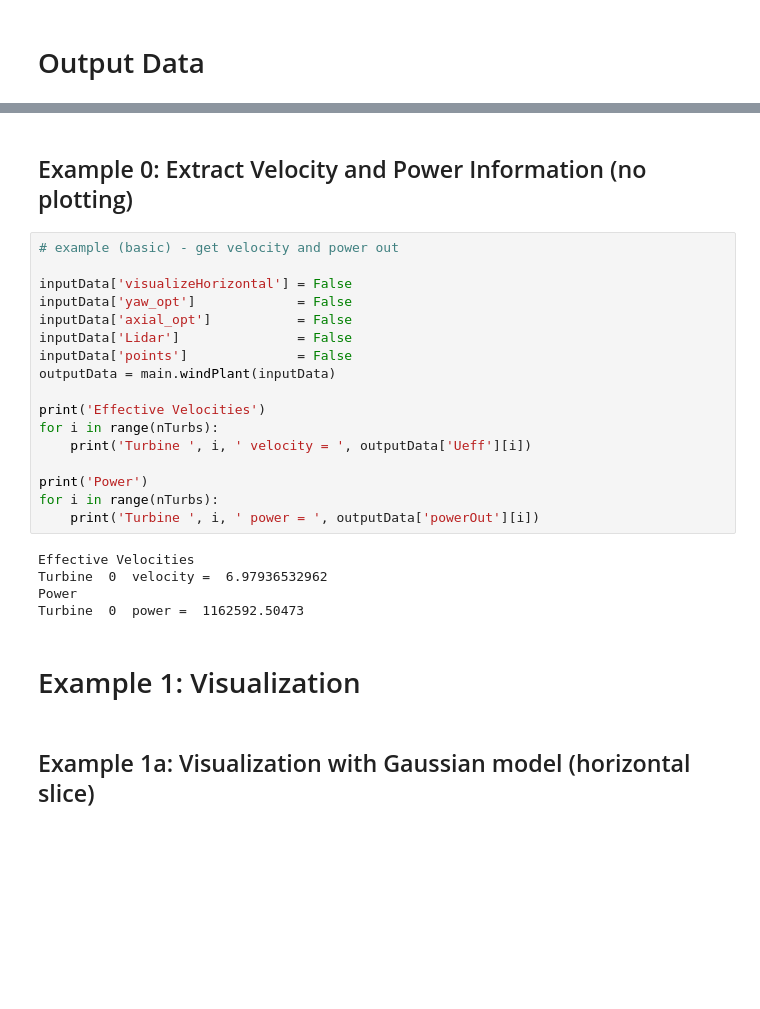
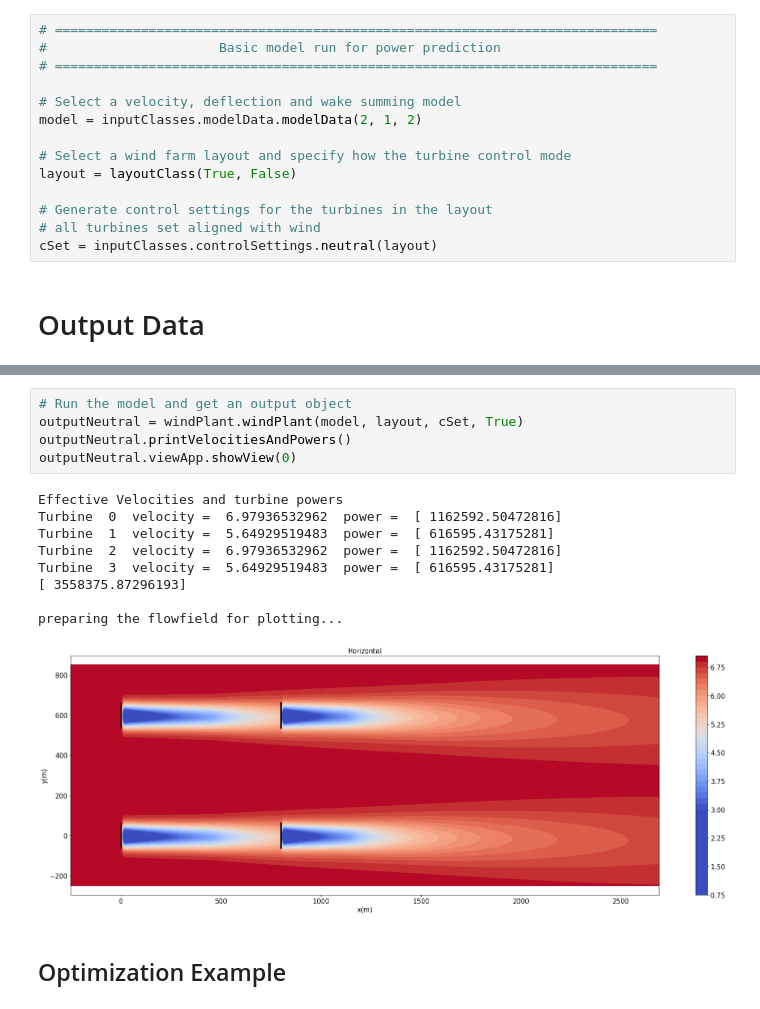
Before and after one commit to sebasanper/FLORISSE, a Jupyter notebook: FLORISSE/RunGAUSS_3D.ipynb, the cells around one changed output, grey strips where cells are left out. Cells and saved outputs as stored; diff of their text form; blank space fills up the shorter version.

Commit message:
Did some more work on the visualization code and re-implemented the optimization routines

```diff
--- a/FLORISSE/RunGAUSS_3D.ipynb
+++ b/FLORISSE/RunGAUSS_3D.ipynb
@@ -178,2 +16,16 @@ inputData['points'] = False    # must set this to true if you want points
+# %%
+# =============================================================================
+#                      Basic model run for power prediction
+# =============================================================================
+
+# Select a velocity, deflection and wake summing model
+model = inputClasses.modelData.modelData(2, 1, 2)
+
+# Select a wind farm layout and specify how the turbine control mode
+layout = layoutClass(True, False)
+
+# Generate control settings for the turbines in the layout
+# all turbines set aligned with wind
+cSet = inputClasses.controlSettings.neutral(layout)
 # %% [markdown]
 # Output Data
@@ -226,28 +32,17 @@ inputData['points'] = False    # must set this to true if you want points
-# %% [markdown]
-## Example 0: Extract Velocity and Power Information (no plotting)
-# %%
-# example (basic) - get velocity and power out
-
-inputData['visualizeHorizontal'] = False
-inputData['yaw_opt']             = False
-inputData['axial_opt']           = False
-inputData['Lidar']               = False
-inputData['points']              = False
-outputData = main.windPlant(inputData)
-
-print('Effective Velocities')
-for i in range(nTurbs):
-    print('Turbine ', i, ' velocity = ', outputData['Ueff'][i])
-
-print('Power')
-for i in range(nTurbs):
-    print('Turbine ', i, ' power = ', outputData['powerOut'][i])
-# %% [output]
-Effective Velocities
-Turbine  0  velocity =  6.97936532962
-Power
-Turbine  0  power =  1162592.50473
+# %%
+# Run the model and get an output object
+outputNeutral = windPlant.windPlant(model, layout, cSet, True)
+outputNeutral.printVelocitiesAndPowers()
+outputNeutral.viewApp.showView(0)
+# %% [output]
+Effective Velocities and turbine powers
+Turbine  0  velocity =  6.97936532962  power =  [ 1162592.50472816]
+Turbine  1  velocity =  5.64929519483  power =  [ 616595.43175281]
+Turbine  2  velocity =  6.97936532962  power =  [ 1162592.50472816]
+Turbine  3  velocity =  5.64929519483  power =  [ 616595.43175281]
+[ 3558375.87296193]
+
+preparing the flowfield for plotting...
+[figure, added]
 # %% [markdown]
-# Example 1: Visualization
+## Optimization Example
-# %% [markdown]
-## Example 1a: Visualization with Gaussian model (horizontal slice)
```
Also changed, not shown: parts of 25 cells of this notebook, 20 other files.
